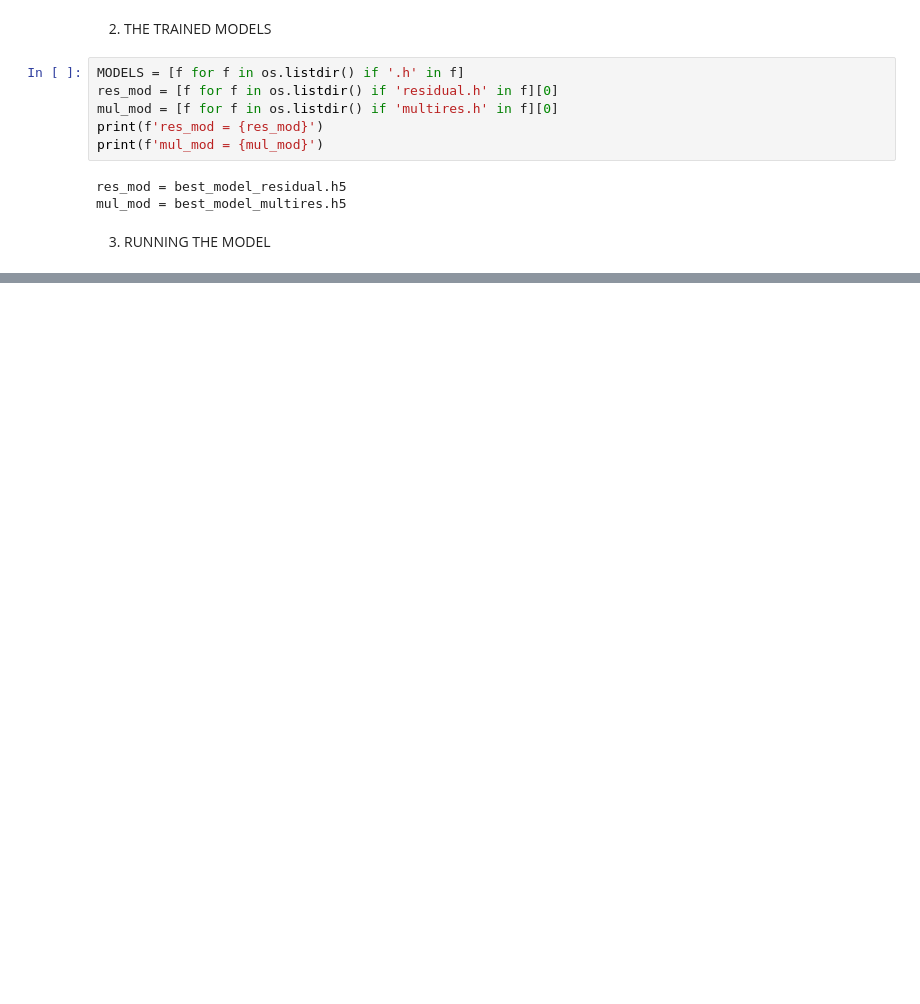
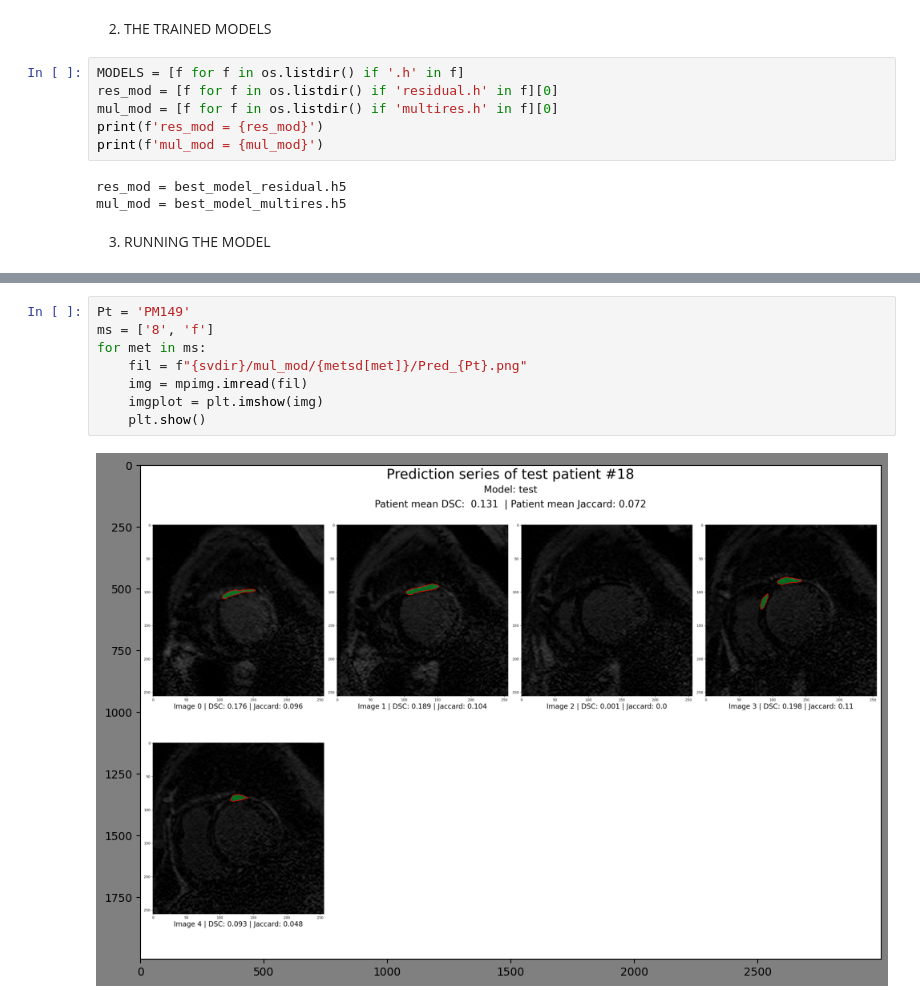
Before and after one commit to Biomedical-Data-Analysis-Laboratory/ELE690-2023_Myocardium_Segmentation, a Jupyter notebook: myosegm.ipynb, the cells around one changed output, grey strips where cells are left out. Cells and saved outputs as stored; diff of their text form; blank space fills up the shorter version.

```diff
--- a/myosegm.ipynb
+++ b/myosegm.ipynb
@@ -260,0 +700,10 @@ PMet['PM123']
+# %%
+Pt = 'PM149'
+ms = ['8', 'f']
+for met in ms:
+    fil = f"{svdir}/mul_mod/{metsd[met]}/Pred_{Pt}.png"
+    img = mpimg.imread(fil)
+    imgplot = plt.imshow(img)
+    plt.show()
+# %% [output]
+[figure, added]
```
Also changed, not shown: parts of 35 cells of this notebook, 4 other files.
